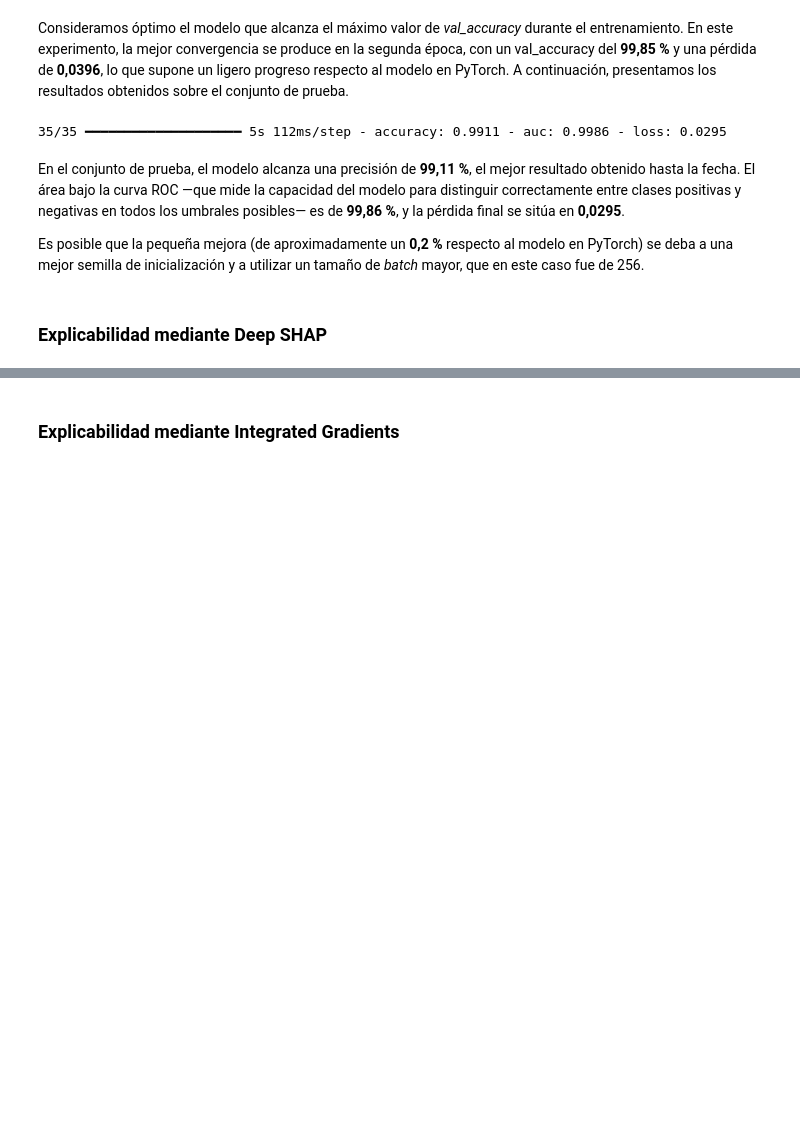
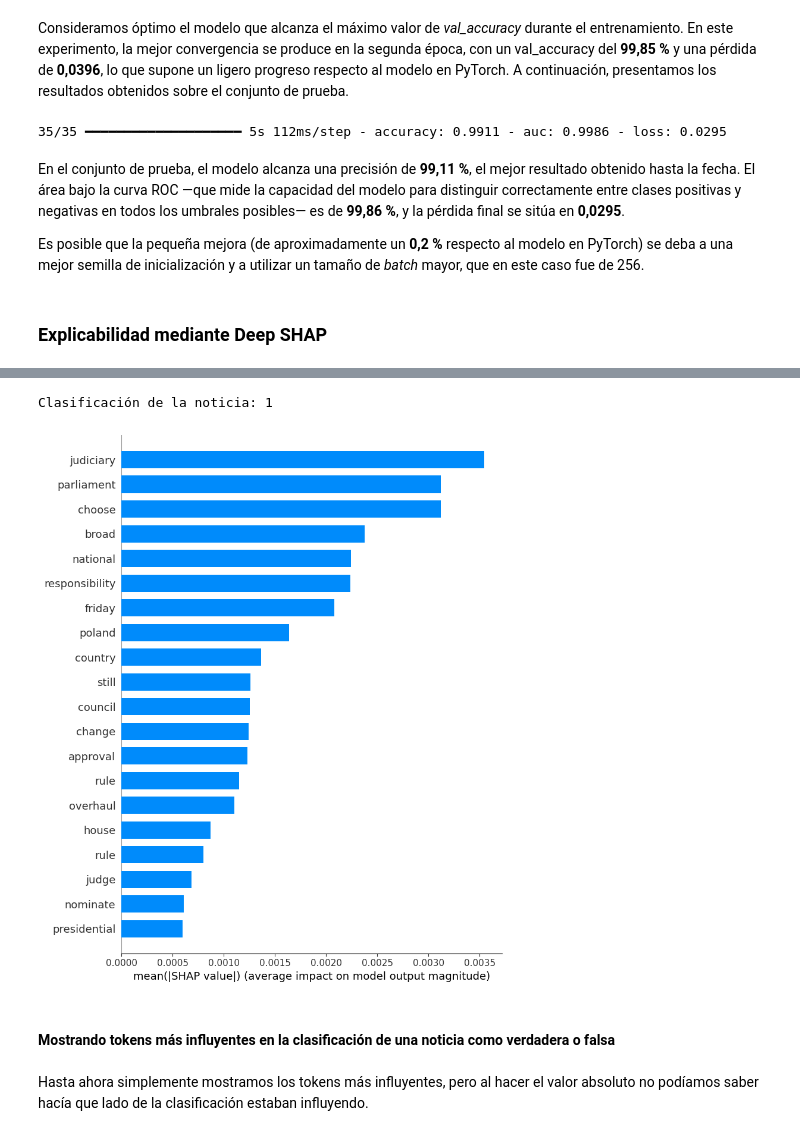
Before and after one commit to guillermo-grande/Fake-News-Detection, a Jupyter notebook: best_model_explainability.ipynb, the cells around one changed output, grey strips where cells are left out. Cells and saved outputs as stored; diff of their text form; code cells hidden in the pictures; blank space fills up the shorter version.

Commit message:
Explainability through GradientExplainer

```diff
--- a/best_model_explainability.ipynb
+++ b/best_model_explainability.ipynb
@@ -222,0 +268,29 @@ Por esta razón, se seleccionan **muestras de fondo** (background samples), para
+# %%
+# ————— 4) Preparamos background y ejemplo, calculamos sus embeddings —————
+#  Usa NumPy para SHAP
+bg_texts    = X_train[:250]
+bg_ids      = vectorizer(bg_texts).numpy().astype(np.int32)     # shape (100,1024)
+bg_emb      = emb_no_mask(bg_ids).numpy()                      # (100,1024,64) float32
+
+# Ejemplo a explicar
+text        = X_test.iloc[0]
+tok_ids     = vectorizer([text]).numpy().astype(np.int32)      # (1,1024)
+tok_emb     = emb_no_mask(tok_ids).numpy()                     # (1,1024,64)
+# %%
+# ————— 5) Creamos el explainer sobre el modelo “after embedding” —————
+explainer = shap.GradientExplainer(model_after_emb, [bg_emb])
+
+# ————— 6) Calculamos los valores SHAP del embedding del ejemplo —————
+shap_emb_vals = explainer.shap_values(tok_emb)[0] # devuelve un array (1, 1024, 64)
+# %%
+# ————— 7) Colapsamos las 64 dimensiones en un único valor por token (sumando cada dimensión) —————
+shap_token_vals = np.sum(shap_emb_vals[0], axis=1)  # shape (1024,)
+
+# ————— 8) Mapeamos IDs → tokens y emparejamos con SHAP —————
+vocab      = vectorizer.get_vocabulary()
+ids        = tok_ids[0]
+token_shap = [
+    (vocab[token_id], float(shap_token_vals[i]))
+    for i, token_id in enumerate(ids)
+    if token_id != 0
+]
@@ -223,2 +321,20 @@ Por esta razón, se seleccionan **muestras de fondo** (background samples), para
+# %%
+# ————— 10) Summary Plot —————
+
+# Calculamos los índices de los tokens no-padding
+nonzero_idx = [i for i, t in enumerate(ids) if t != 0]
+
+# Extraemos sólo esos valores y nombres
+vals   = shap_token_vals[nonzero_idx].reshape(1, -1)
+names  = [vocab[ids[i]]      for i in nonzero_idx]
+
+# Llamada a summary_plot
+print(f"Clasificación de la noticia: {y_test.iloc[0]}")
+shap.summary_plot(vals, feature_names=names, plot_type="bar")
+# %% [output]
+Clasificación de la noticia: 1
+[figure, added]
 # %% [markdown]
-### Explicabilidad mediante Integrated Gradients
+#### Mostrando tokens más influyentes en la clasificación de una noticia como verdadera o falsa
+# %% [markdown]
+Hasta ahora simplemente mostramos los tokens más influyentes, pero al hacer el valor absoluto no podíamos saber hacía que lado de la clasificación estaban influyendo.
```
Also changed, not shown: parts of 17 cells of this notebook, 2 other files.
